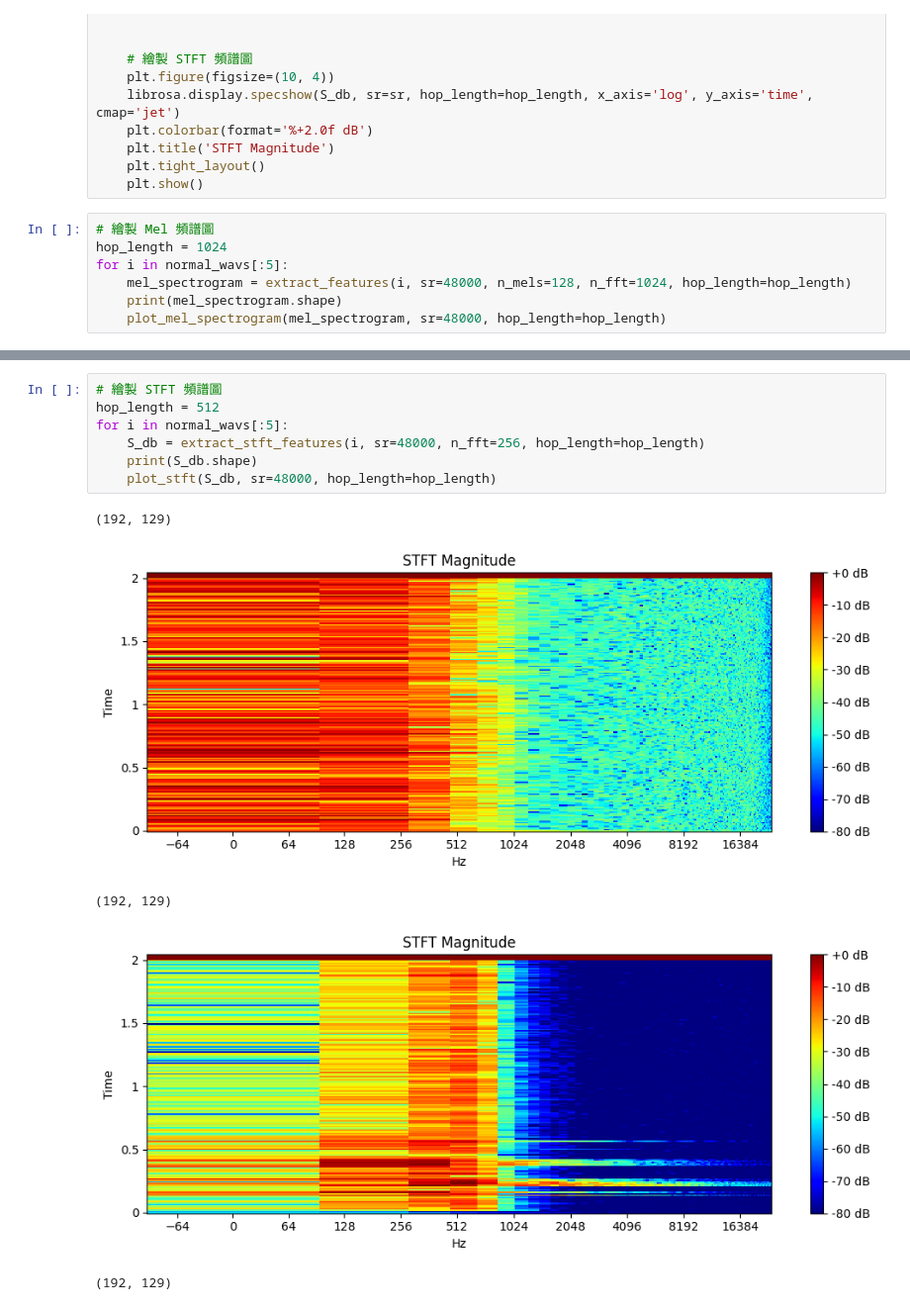
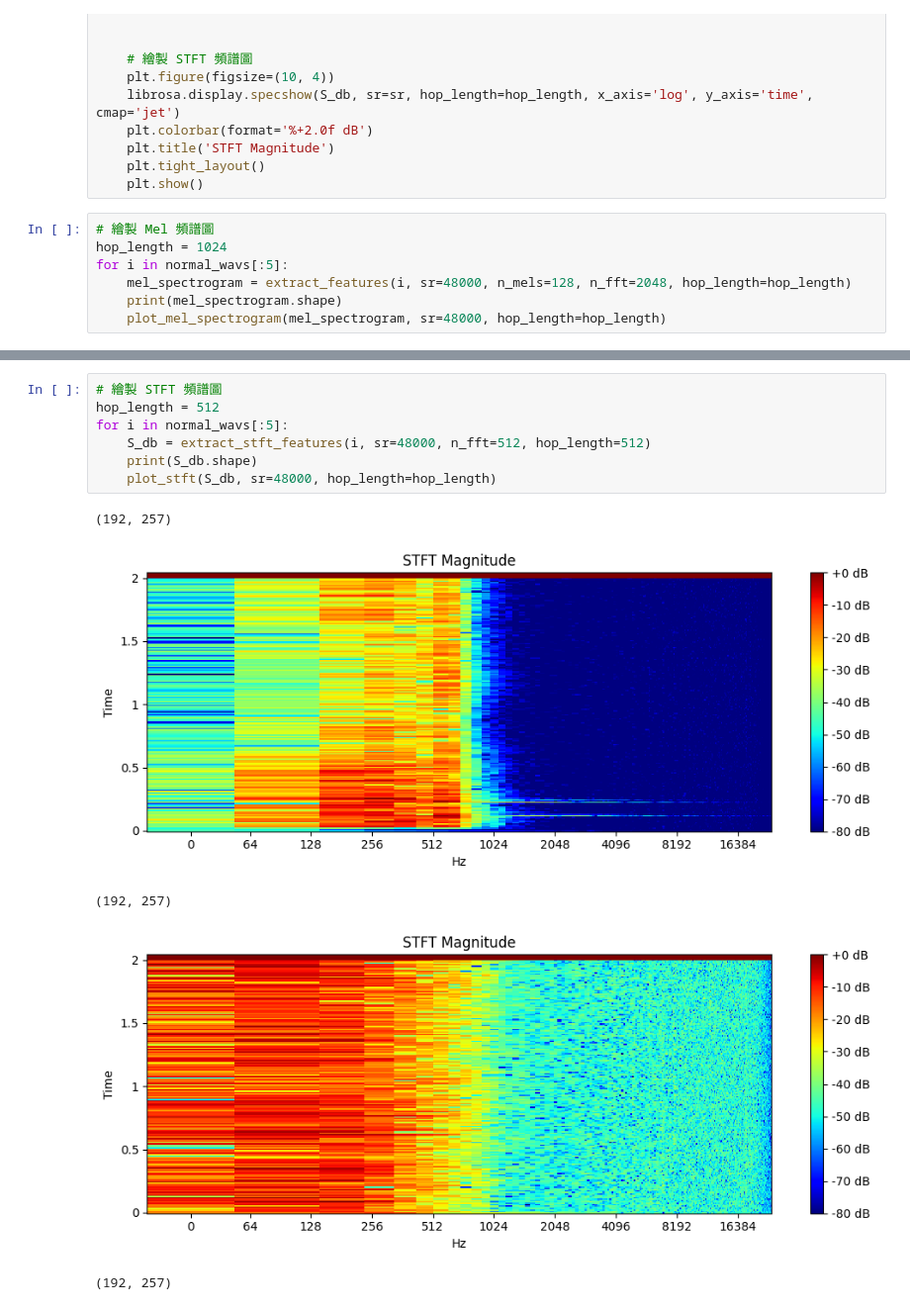
Before and after one commit to BoshiLee/leak_detection, a Jupyter notebook: mel_analysis.ipynb, the cells around one changed output, grey strips where cells are left out. Shown at 99% size. Saved outputs shown, nothing was run; the diff lists cells and outputs as text.

```diff
--- a/mel_analysis.ipynb
+++ b/mel_analysis.ipynb
@@ -91,7 +91,7 @@ def plot_stft(S_db, sr, hop_length=512):
 # 繪製 Mel 頻譜圖
 hop_length = 1024
 for i in normal_wavs[:5]:
-    mel_spectrogram = extract_features(i, sr=48000, n_mels=128, n_fft=1024, hop_length=hop_length)
+    mel_spectrogram = extract_features(i, sr=48000, n_mels=128, n_fft=2048, hop_length=hop_length)
     print(mel_spectrogram.shape)
     plot_mel_spectrogram(mel_spectrogram, sr=48000, hop_length=hop_length)
 # %% [output]
@@ -121,13 +121,13 @@ for i in leak_wavs[:5]:
 # %%
 # 繪製 STFT 頻譜圖
 hop_length = 512
 for i in normal_wavs[:5]:
-    S_db = extract_stft_features(i, sr=48000, n_fft=256, hop_length=hop_length)
+    S_db = extract_stft_features(i, sr=48000, n_fft=512, hop_length=512)
     print(S_db.shape)
     plot_stft(S_db, sr=48000, hop_length=hop_length)
 # %% [output]
-(192, 129)
+(192, 257)
-[figure, old version]
+[figure, new version]
-(192, 129)
+(192, 257)
-[figure, old version]
+[figure, new version]
-(192, 129)
+(192, 257)
```
Also changed, not shown: parts of 4 cells of this notebook, 2 other files.
